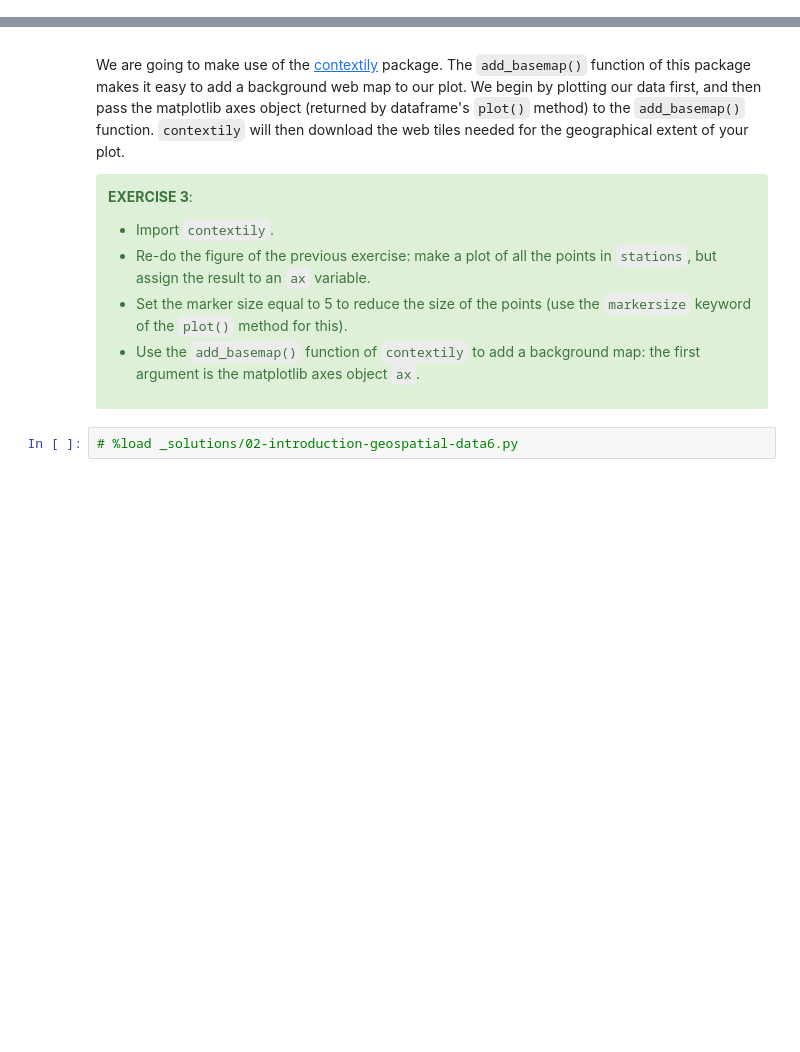
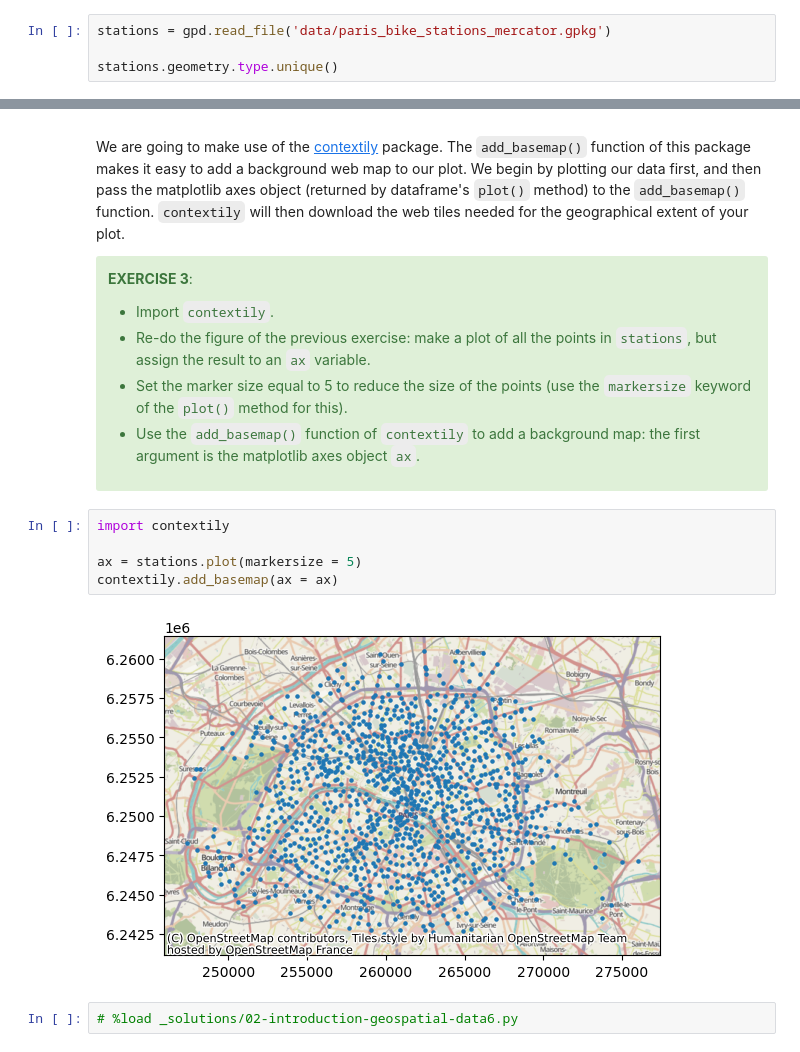
Before and after one commit to Pinnacle55/DS-python-geospatial-tutorial, a Jupyter notebook: notebooks/02-introduction-geospatial-data.ipynb, the cells around one changed output, grey strips where cells are left out. Saved outputs shown, nothing was run; the diff lists cells and outputs as text; blank space fills up the shorter version.

```diff
--- a/notebooks/02-introduction-geospatial-data.ipynb
+++ b/notebooks/02-introduction-geospatial-data.ipynb
@@ -190,3 +291,7 @@ We will start with exploring the bicycle station dataset (available as a GeoPack
 
 
 </div>
+# %%
+stations = gpd.read_file('data/paris_bike_stations_mercator.gpkg')
+
+stations.geometry.type.unique()
@@ -225,6 +344,13 @@ We are going to make use of the [contextily](https://github.com/darribas/context
 * Use the `add_basemap()` function of `contextily` to add a background map: the first argument is the matplotlib axes object `ax`.
 
 </div>
+# %%
+import contextily
+
+ax = stations.plot(markersize = 5)
+contextily.add_basemap(ax = ax)
+# %% [output]
+[figure, added]
 # %%
 # %load _solutions/02-introduction-geospatial-data6.py
 # %%
```
Also changed, not shown: parts of 43 cells of this notebook, 2 other files.
